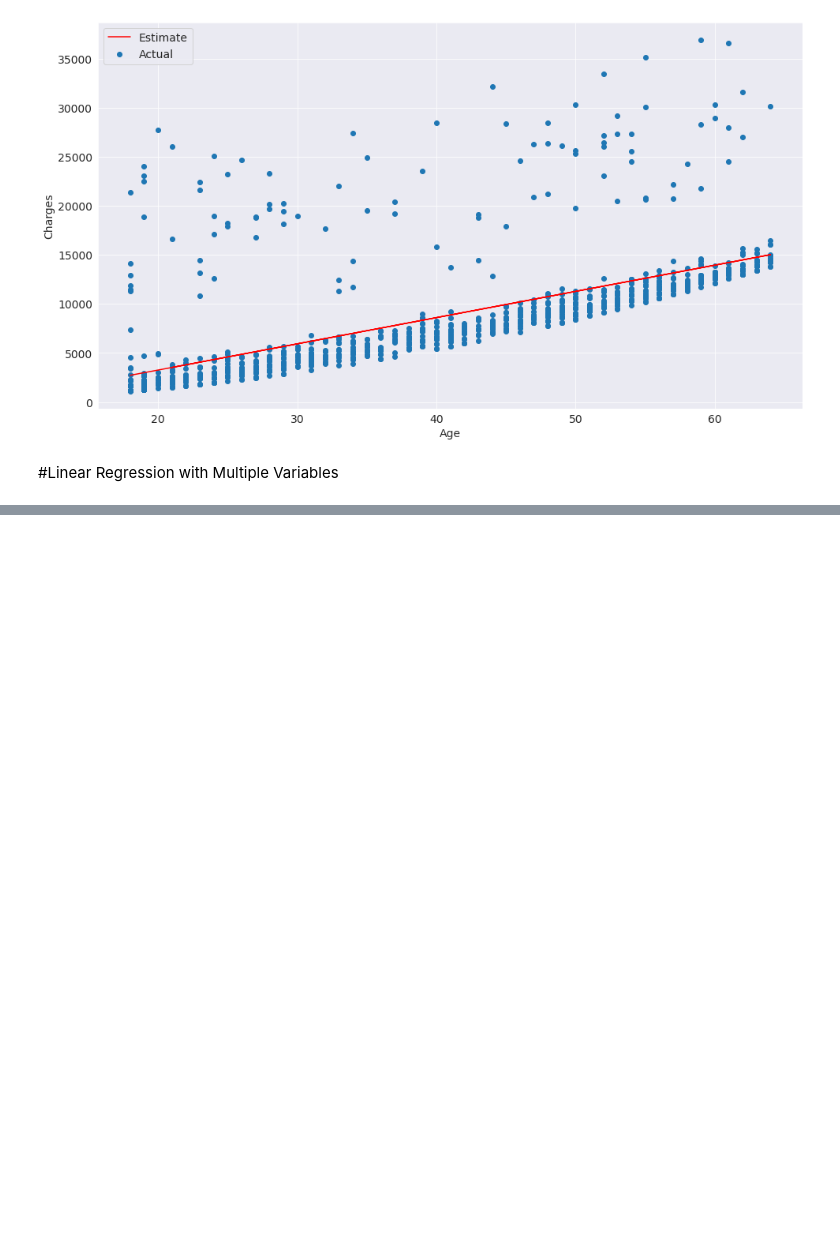
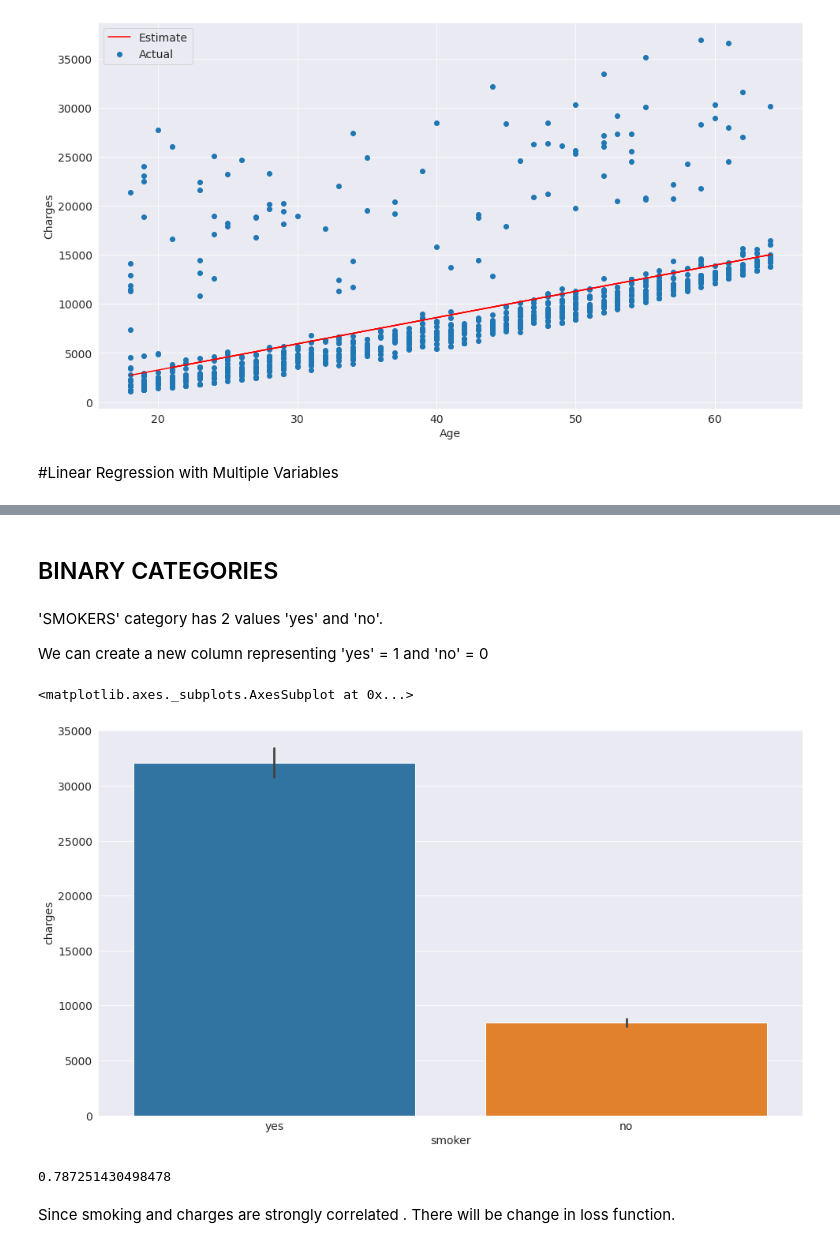
Before and after one commit to MOULIK-RAZDAN/LINEAR-REGRESSION-ON-INSURANCE-POLICY, a Jupyter notebook: Linear_Regression_on_Insurance_policy.ipynb, the cells around one changed output, grey strips where cells are left out. Drawn from its saved outputs; the diff is of its cells as text; code cells hidden in the pictures; blank space fills up the shorter version.

Commit message:
Linear Regression using multiple variables Categorical Features of Machine Learning           - Binary Categories completed

```diff
--- a/Linear_Regression_on_Insurance_policy.ipynb
+++ b/Linear_Regression_on_Insurance_policy.ipynb
@@ -337,0 +374,11 @@ Loss =  4662.505766636391
+# %% [markdown]
+## BINARY CATEGORIES
+# %% [markdown]
+'SMOKERS' category has 2 values 'yes' and 'no'.
+
+We can create a new column representing 'yes' = 1 and 'no' = 0
+# %%
+sns.barplot(data = medical_df,x = 'smoker',y = 'charges')
+# %% [output]
+<matplotlib.axes._subplots.AxesSubplot at 0x...>
+[figure, added]
@@ -337,0 +388,6 @@ Loss =  4662.505766636391
+# %%
+medical_df.charges.corr(medical_df.smoker_codes)
+# %% [output]
+0.787251430498478
+# %% [markdown]
+Since smoking and charges are strongly correlated . There will be change in loss function.
```
Also changed, not shown: parts of 18 cells of this notebook.
